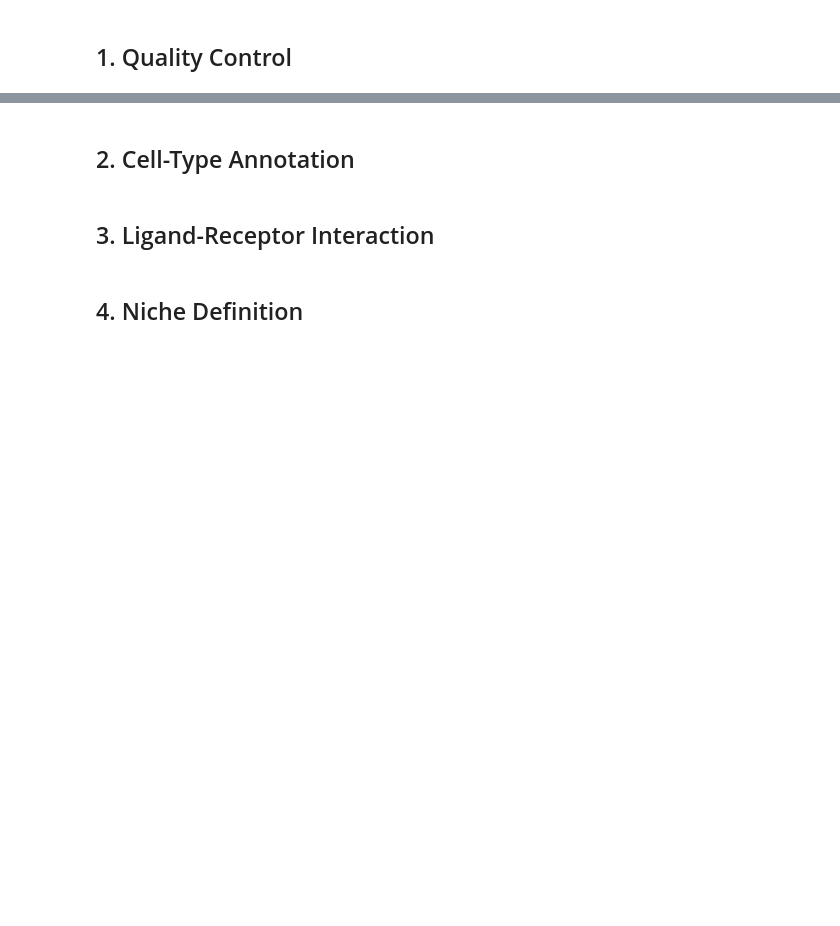
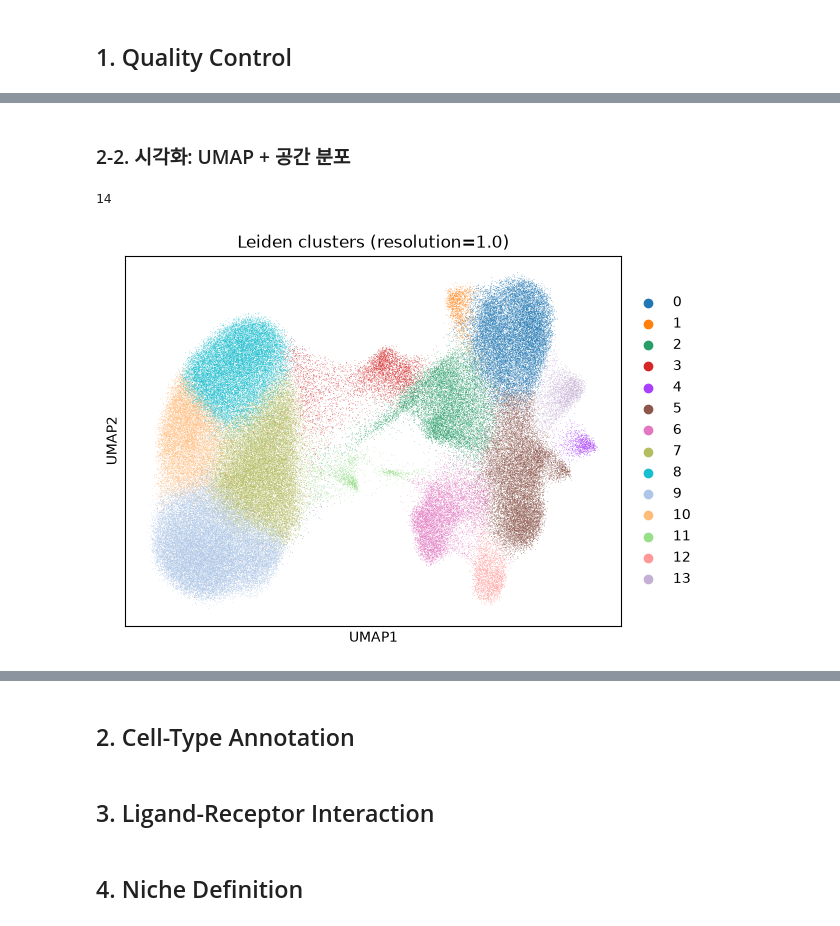
Before and after one commit to wooCuler/Spatial-TME-Toolkit, a Jupyter notebook: notebooks/xenium_analysis.ipynb, the cells around one changed output, grey strips where cells are left out. Cells and saved outputs as stored; diff of their text form; code cells hidden in the pictures; blank space fills up the shorter version.

```diff
--- a/notebooks/xenium_analysis.ipynb
+++ b/notebooks/xenium_analysis.ipynb
@@ -21,0 +49,4 @@ adata = None
+# %%
+# SpatialData 객체에서 세포 단위 발현 테이블(AnnData)만 꺼내서 이후 QC/분석에 사용
+adata = sdata.tables["table"]
+print(adata.shape)
@@ -21,0 +69,4 @@ adata = None
+# %%
+# feature_types 분포 확인 후, Gene Expression만 남기기
+adata = adata[:, adata.var["feature_types"] == "Gene Expression"].copy()
+print(adata.shape)   # (162254, 377) 기대
@@ -27,0 +165,19 @@ adata = None
+# %%
+# 저품질 세포 필터링 컷오프.
+# squidpy 공식 Xenium 튜토리얼
+# (https://squidpy.readthedocs.io/en/stable/notebooks/tutorials/tutorial_xenium.html)은
+# sc.pp.filter_cells(adata, min_counts=10) 를 기본 컷오프로 사용한다.
+# Xenium은 타깃 패널(이 데이터는 유전자 377개)만 측정하므로 scRNA-seq 대비
+# 세포당 총 카운트/검출 유전자 수 자체가 훨씬 낮게 나오는 것이 정상이며,
+# 그만큼 컷오프도 낮게 잡는 것이 튜토리얼의 기본 가정이다.
+# 위 히스토그램/분위수 결과를 보고 이 값이 이 데이터 분포에 비해 너무 관대하거나
+# 너무 엄격하면 아래 두 값을 조정한다.
+MIN_COUNTS = 10   # 원 데이터셋 처리 기준: >10 transcripts
+MIN_GENES = 5     # 원 데이터셋 처리 기준: >5 unique genes
+
+n_cells_before = adata.n_obs
+cell_mask = (adata.obs["total_counts"] >= MIN_COUNTS) & (adata.obs["n_genes_by_counts"] >= MIN_GENES)
+adata = adata[cell_mask].copy()
+
+print(f"필터링 전: {n_cells_before}개 세포")
+print(f"필터링 후: {adata.n_obs}개 세포 ({adata.n_obs / n_cells_before:.1%} 유지)")
@@ -27,0 +189,3 @@ adata = None
+# %%
+# 원본 카운트 보관 (일부 하위 분석이 raw count를 요구할 수 있음)
+adata.layers["counts"] = adata.X.copy()
@@ -27,0 +259,11 @@ adata = None
+# %% [markdown]
+### 2-2. 시각화: UMAP + 공간 분포
+# %%
+adata.obs["leiden"].nunique()
+# %% [output]
+14
+# %%
+# UMAP에 Leiden 클러스터를 색칠하여 클러스터 분리도를 확인
+sc.pl.umap(adata, color="leiden", title=f"Leiden clusters (resolution={LEIDEN_RES})")
+# %% [output]
+[figure, added]
```
Also changed, not shown: parts of 26 cells of this notebook, 2 other files.
